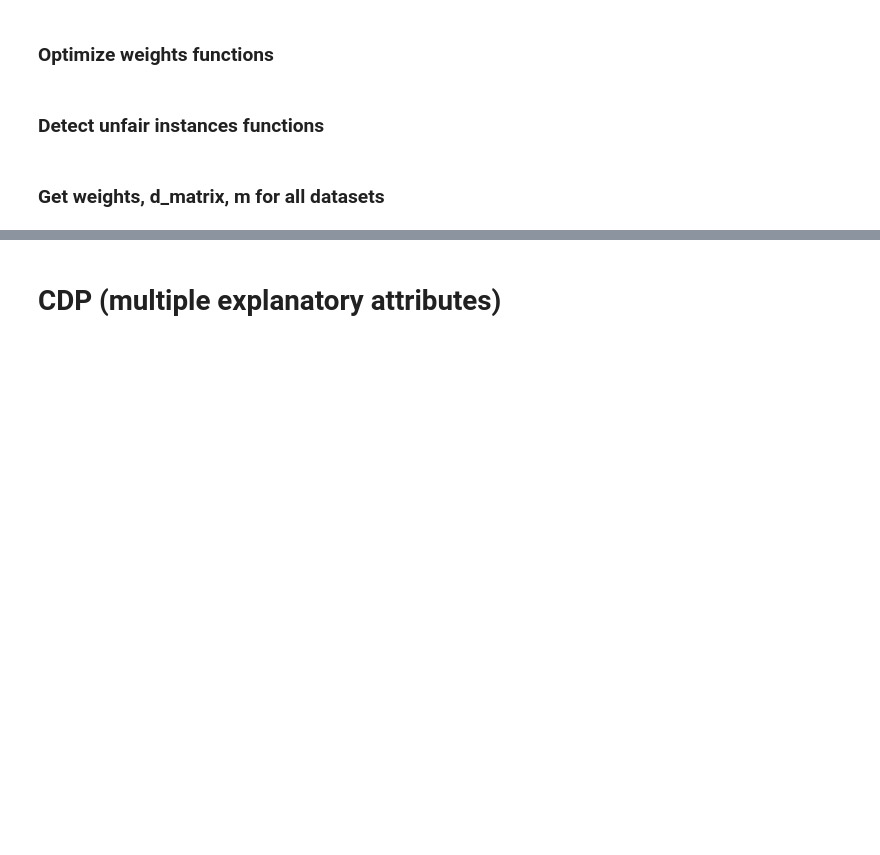
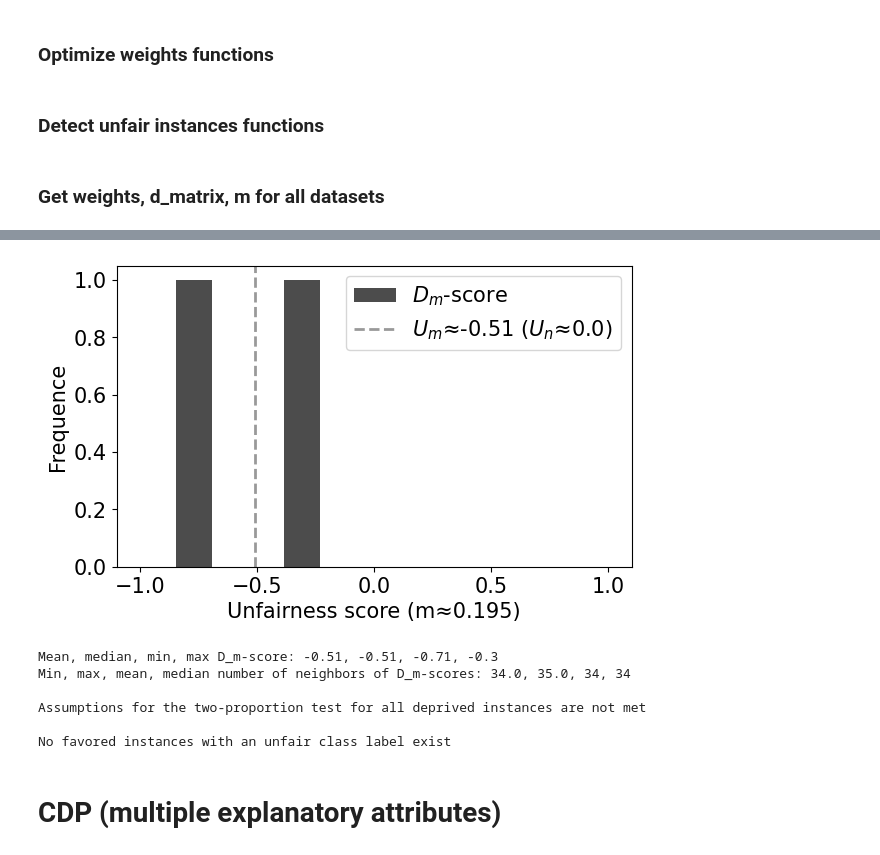
Before and after one commit to python211223/fairness-aware-classification, a Jupyter notebook: fair_classification.ipynb, the cells around one changed output, grey strips where cells are left out. Cells and saved outputs as stored; diff of their text form; code cells hidden in the pictures; blank space fills up the shorter version.

```diff
--- a/fair_classification.ipynb
+++ b/fair_classification.ipynb
@@ -1319,3 +1410,13 @@ Min, max, mean, median number of neighbors of F_m-scores: 1.0, 71.0, 21, 19
+# %%
+relabel_deprived(df_ar.to_numpy(), d_m_ar, d_matrix_ar, m_ar, 'ar', 62, save=1)
+# %% [output]
+[figure, added]
+Mean, median, min, max D_m-score: -0.51, -0.51, -0.71, -0.3
+Min, max, mean, median number of neighbors of D_m-scores: 34.0, 35.0, 34, 34
+
+Assumptions for the two-proportion test for all deprived instances are not met
+
+No favored instances with an unfair class label exist
 # %% [markdown]
 # CDP (multiple explanatory attributes)
 # %%
```
Also changed, not shown: parts of 14 cells of this notebook.
